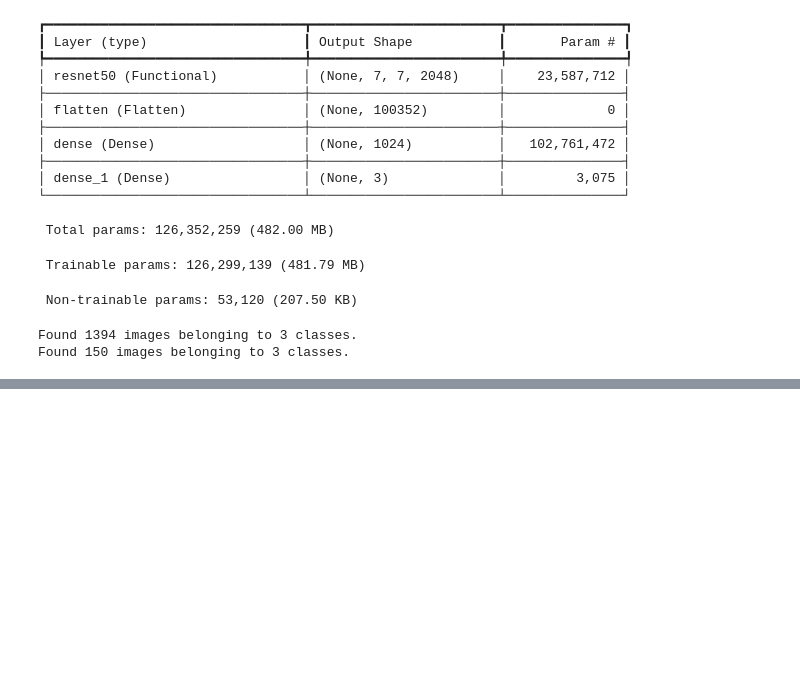
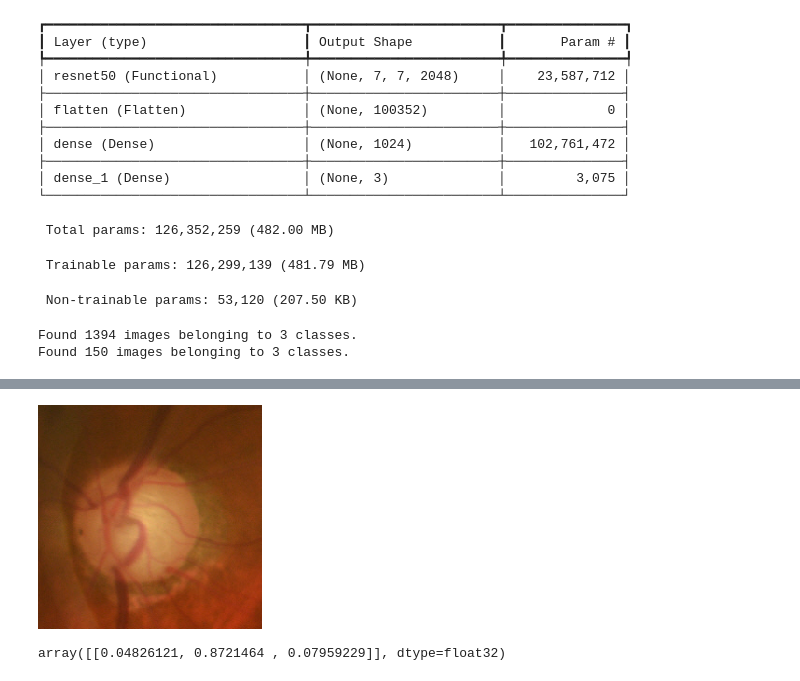
Before and after one commit to sjun4040/Ubuntu_prac, a Jupyter notebook: CNN_구조.ipynb, the cells around one changed output, grey strips where cells are left out. Drawn from its saved outputs; the diff is of its cells as text; code cells hidden in the pictures; blank space fills up the shorter version.

```diff
--- a/CNN_구조.ipynb
+++ b/CNN_구조.ipynb
@@ -218,0 +243,16 @@ ImportError: This requires the scipy module. You can install it via `pip install
+# %%
+# 테스트 데이터 로드
+from tensorflow.keras.preprocessing import image
+img = image.load_img('test.png', target_size=(224, 224))
+img
+# %% [output]
+[figure, added]
+# %%
+import numpy as np
+from tensorflow.keras.applications.imagenet_utils import decode_predictions
+x=image.img_to_array(img).reshape(-1, 224, 224, 3)
+# x=np.expand_dims(x, axis=0)
+pred=model.predict(x, verbose=0)
+pred
+# %% [output]
+array([[0.04826121, 0.8721464 , 0.07959229]], dtype=float32)
```
Also changed, not shown: parts of 1 cell of this notebook.
